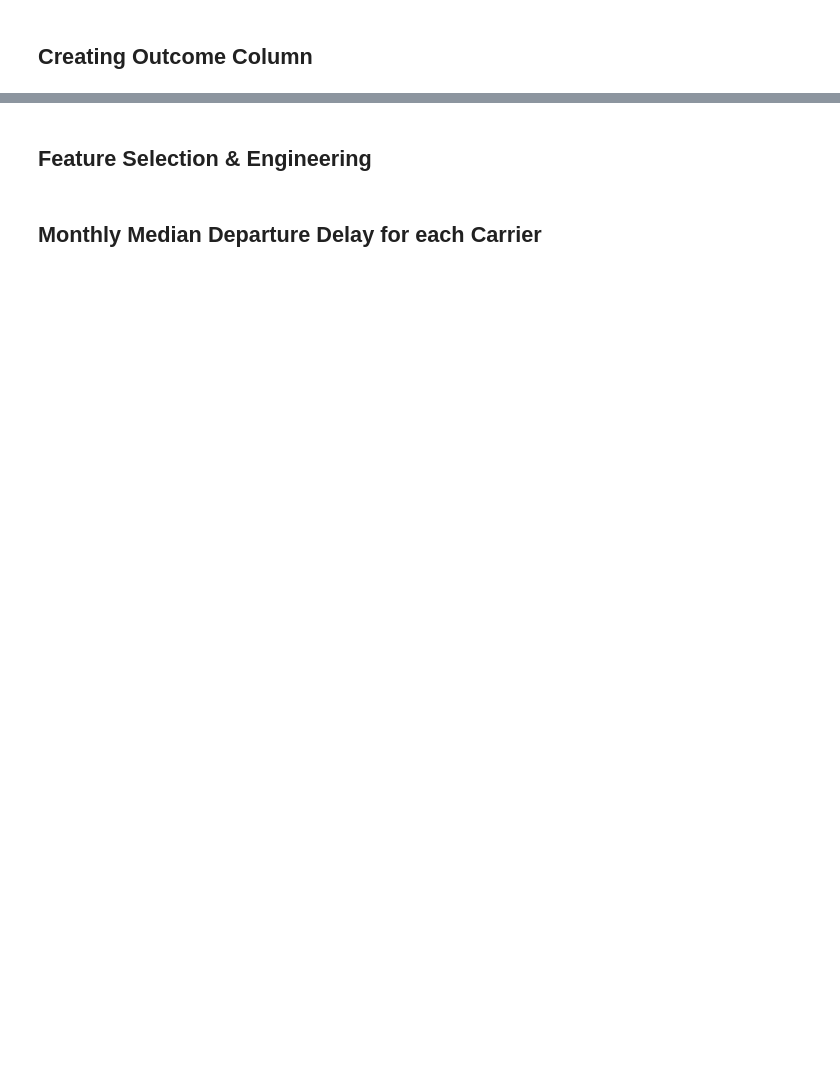
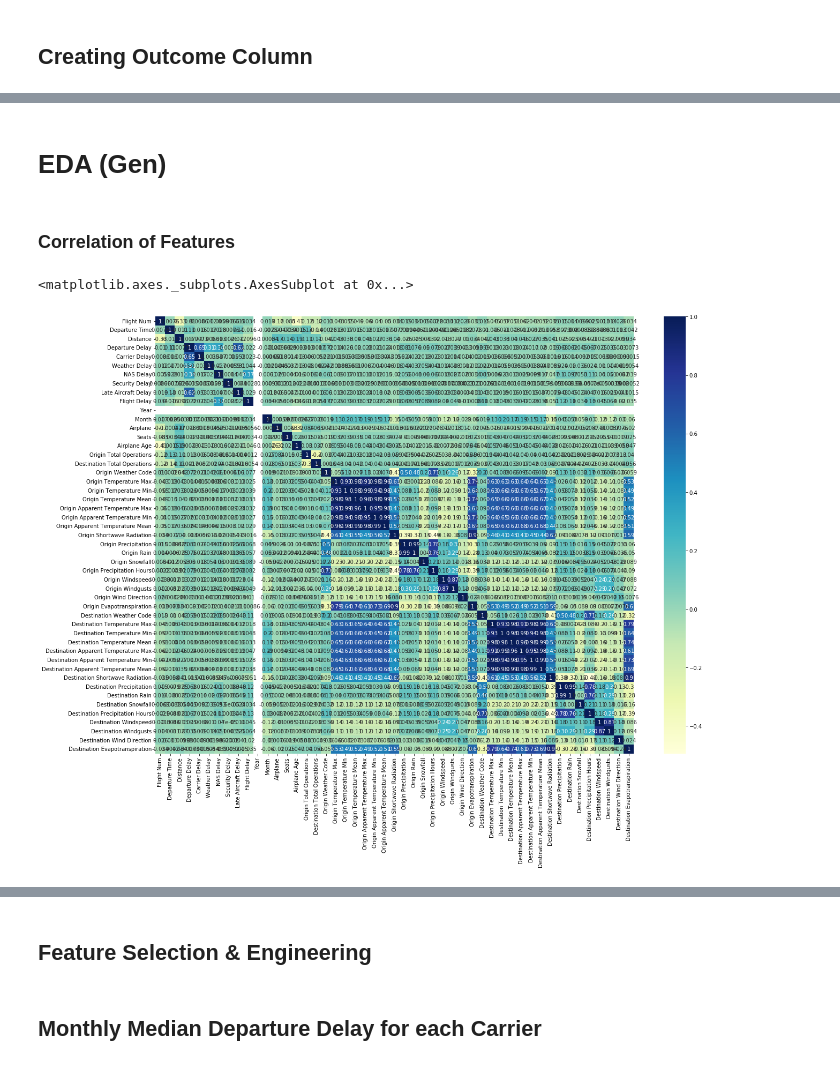
Before and after one commit to theianchia/predicting-flight-delays, a Jupyter notebook: eda/eda.ipynb, the cells around one changed output, grey strips where cells are left out. Cells and saved outputs as stored; diff of their text form; code cells hidden in the pictures; blank space fills up the shorter version.

```diff
--- a/eda/eda.ipynb
+++ b/eda/eda.ipynb
@@ -48,3 +50,6 @@ print(df[col].max())
 print(df[col].mean())
 print(df[col].median())
 print(df[col].min())
+# %%
+df1 = pd.read_csv("../scripts/eda_2018_part1.csv")
+df1.head()
@@ -50,0 +64,3 @@ print(df[col].min())
+# %%
+df2 = pd.read_csv("../scripts/eda_2018_part2.csv")
+df2.head()
@@ -50,0 +75,4 @@ print(df[col].min())
+# %%
+data = [df1, df2]
+df = pd.concat(data)
+df.shape
@@ -63,0 +110,11 @@ print(departure_delay_df.std())
+# %% [markdown]
+# EDA (Gen)
+# %% [markdown]
+### Correlation of Features
+# %%
+cor=df.corr()
+fig, ax = plt.subplots(figsize=(20,15))
+sns.heatmap(cor,xticklabels=cor.columns,yticklabels=cor.columns,annot=True,cmap="YlGnBu", ax=ax)
+# %% [output]
+<matplotlib.axes._subplots.AxesSubplot at 0x...>
+[figure, added]
```
Also changed, not shown: parts of 70 cells of this notebook.
